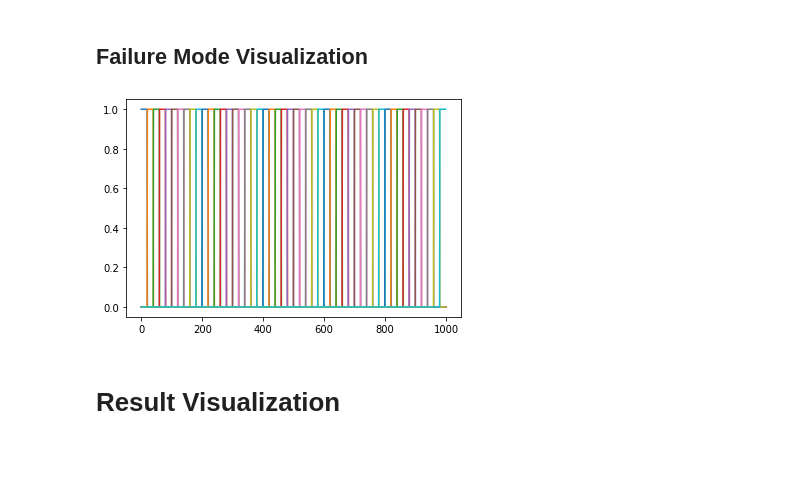
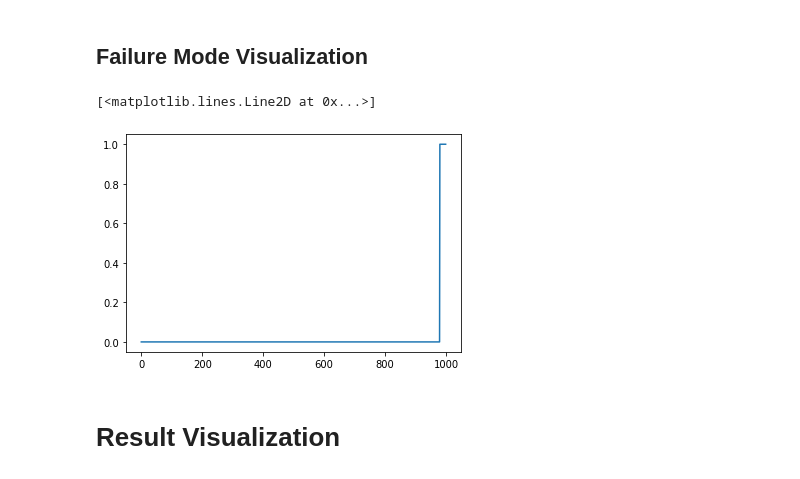
Before and after one commit to hyan46/ExtendedTSSRP, a Jupyter notebook: ETSSRP_Visualization.ipynb, the cells around one changed output. Drawn from its saved outputs; the diff is of its cells as text; code cells hidden in the pictures.

```diff
--- a/ETSSRP_Visualization.ipynb
+++ b/ETSSRP_Visualization.ipynb
@@ -38,9 +38,11 @@ def data_gen_func1(n_batch, Tmax, seed, T0, delta):
 ## Failure Mode Visualization
 # %%
 import matplotlib.pyplot as plt
-_ = plt.plot(M)
+#_ = plt.plot(M)
+plt.plot(M[:,49])
 # %% [output]
+[<matplotlib.lines.Line2D at 0x...>]
-[figure, old version]
+[figure, new version]
 # %%
 from ExtendedTSSRP import ExtendedTSSRP
 from TSSRP import TSSRP
```
Also changed, not shown: parts of 8 cells of this notebook, 6 other files.
